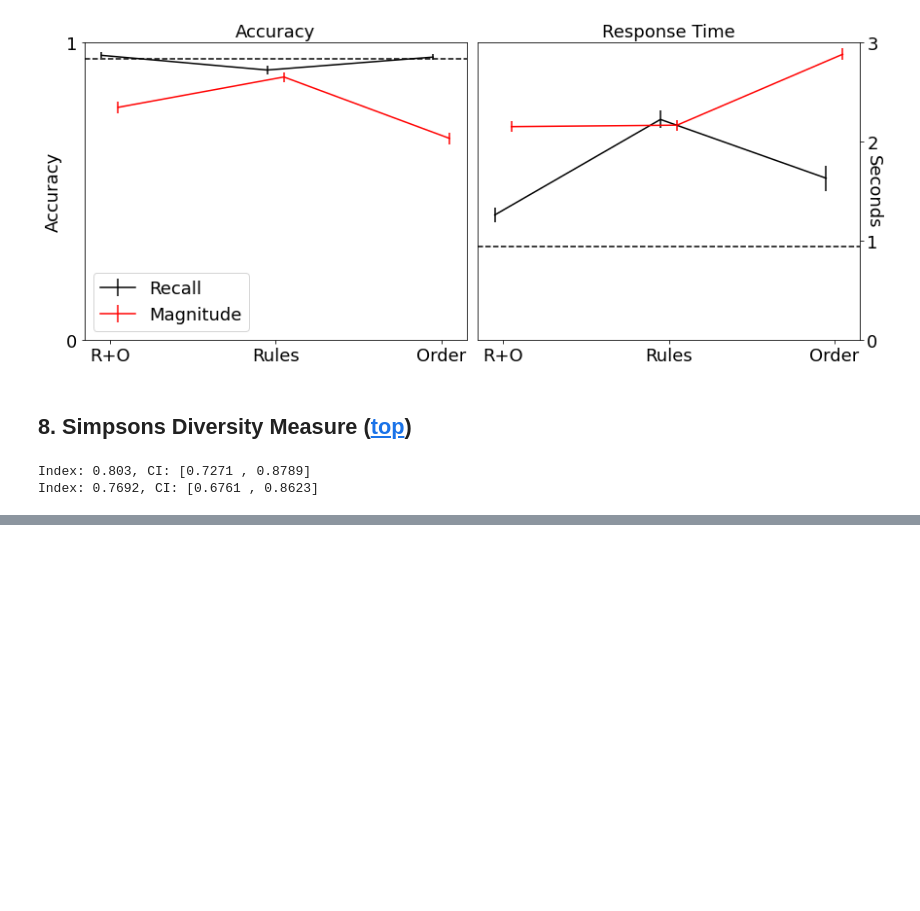
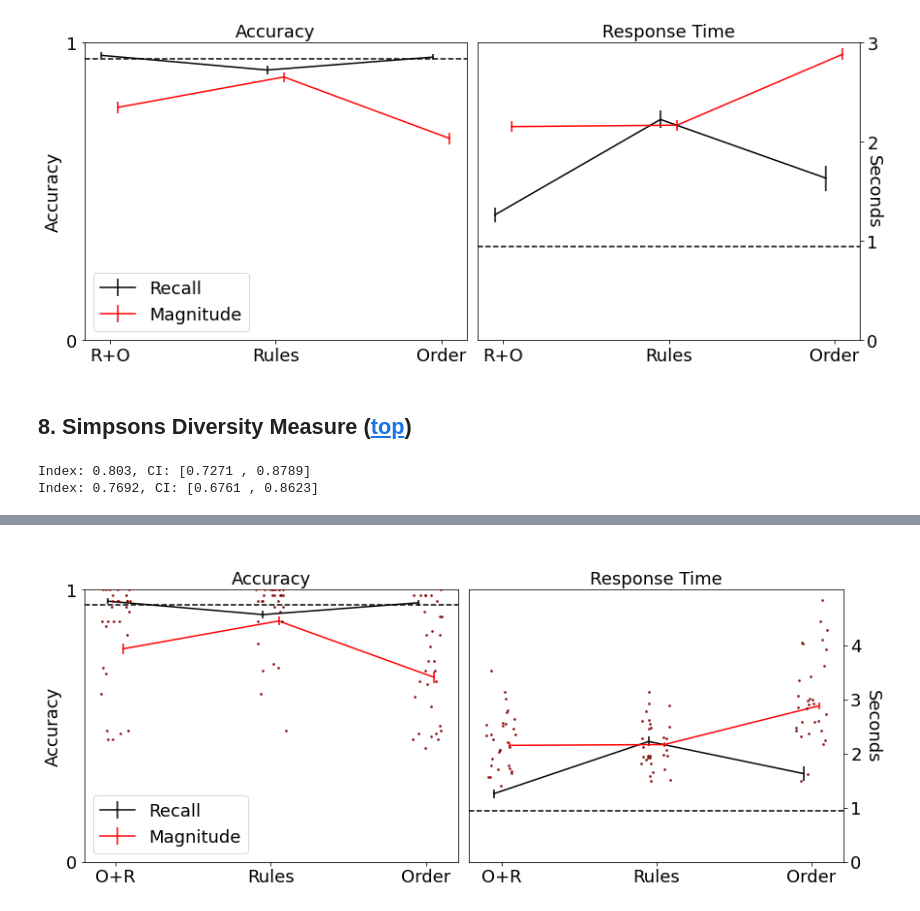
Before and after one commit to SebastianHolt/counting_syntax, a Jupyter notebook: analysis/main_analyses.ipynb, the cells around one changed output, grey strips where cells are left out. Drawn from its saved outputs; the diff is of its cells as text; code cells hidden in the pictures; blank space fills up the shorter version.

```diff
--- a/analysis/main_analyses.ipynb
+++ b/analysis/main_analyses.ipynb
@@ -1523,0 +2367,88 @@ Index: 0.7692, CI: [0.6761 , 0.8623]
+# %%
+f , (a1,a2) = plt.subplots(1,2,figsize=(12,5))
+
+cond_clrs =['black','blue','red']
+
+# load up the data to plot
+dat0 = get_err(q2,'cond','correct')
+dat1 = get_err(q2,'cond','RT')
+dat2 = get_err(m,'cond','correct')
+dat3 = get_err(m,'cond','RT')
+datQ1 = get_err(q1,'base','correct')
+
+
+a1plot = a1.errorbar(np.arange(3) - .05,
+                     y=dat0['correct'],
+                     yerr=dat0['err'],
+                     c='k',
+                     label='Recall')
+
+a2plot = a2.errorbar(np.arange(3) - .05,
+                     y=dat1['RT'],
+                     yerr=dat1['err'],
+                     c='k')
+
+a3plot = a1.errorbar(np.arange(3) + .05,
+                     y=dat2['correct'],
+                     yerr=dat2['err'],
+                     c='r',
+                     label='Magnitude')
+
+a4plot = a2.errorbar(np.arange(3) + .05,
+                     y=dat3['RT'],
+                     yerr=dat3['err'],
+                     c='r')
+
+
+a1.axhline(datQ1.at[3,'correct'], c='k', linestyle='--')
+a2.axhline(datQ1.at[3,'correct'], c='k', linestyle='--')
+
+for i,c in enumerate(['control','no_count','no_syntax']):
+    temp = m.loc[m['cond']==c].groupby(['GID'])[['correct']].mean()
+    a1.scatter(x=i-(bw/2) + np.random.rand(len(temp['correct']))*(bw), y=temp['correct'], marker='.', s=12, zorder=400, c='maroon',alpha=.8)
+
+    temp = m.loc[m['cond']==c].groupby(['GID'])[['RT']].mean()
+    a2.scatter(x=i-(bw/2) + np.random.rand(len(temp['RT']))*(bw), y=temp['RT'], marker='.', s=12, zorder=400, c='maroon',alpha=.8)
+
+# for i,c in enumerate(['control','no_count','no_syntax']):
+#     temp = m.loc[m['cond']==c].groupby(['GID'])[['correct']].mean()
+#     a1.scatter(x=i+(bw/2) + np.random.rand(len(temp['correct']))*(bw/2), y=temp['correct'], marker='.', s=12, zorder=400, c='maroon',alpha=.8)
+
+#     temp = m.loc[m['cond']==c].groupby(['GID'])[['RT']].mean()
+#     a2.scatter(x=i+(bw/2) + np.random.rand(len(temp['RT']))*(bw/2), y=temp['RT'], marker='.', s=12, zorder=400, c='maroon',alpha=.8)
+
+#     temp = q2.loc[q2['cond']==c].groupby(['GID'])[['correct']].mean()
+#     a1.scatter(x=i-(bw) + np.random.rand(len(temp['correct']))*(bw/2), y=temp['correct'], marker='.', s=12, zorder=400, c='k',alpha=.8)
+
+#     temp = q2.loc[q2['cond']==c].groupby(['GID'])[['RT']].mean()
+#     a2.scatter(x=i-(bw) + np.random.rand(len(temp['RT']))*(bw/2), y=temp['RT'], marker='.', s=12, zorder=400, c='k',alpha=.8)
+
+
+# Now figure layout etc
+a1.set_title("Accuracy")
+a1.set_ylabel("Accuracy")
+a1.set_ylim(0,1)
+a1.set_yticks([0,1])
+a1.set_yticklabels(["0","1"])
+a1.set_xticks([0,1,2])
+a1.set_xticklabels(['O+R','Rules','Order'])
+
+a2.set_title("Response Time")
+a2.set_ylabel("Seconds",rotation=270)
+a2.yaxis.set_label_coords(1.1,.5)
+# a2.set_ylim(0,np.ceil(max(np.max(dat1['RT']+dat1['err']),np.max(dat3['RT']+dat3['err']))))
+a2.yaxis.tick_right()
+a2.yaxis.set_label_position("right")
+a2.set_yticks([0,1,2,3,4])
+a2.set_xticks([0,1,2])
+a2.set_xticklabels(['O+R','Rules','Order'])
+f.suptitle(" ")
+
+a1.legend(handles=[a1plot, a3plot], fontsize=18)
+
+plt.tight_layout()
+newFontSize([a1,a2],fs=18)
+
+f.savefig('../results/plots/new_fig4.pdf', bbox_inches="tight")
+# %% [output]
+[figure, added]
```
Also changed, not shown: parts of 29 cells of this notebook, 16 other files.
